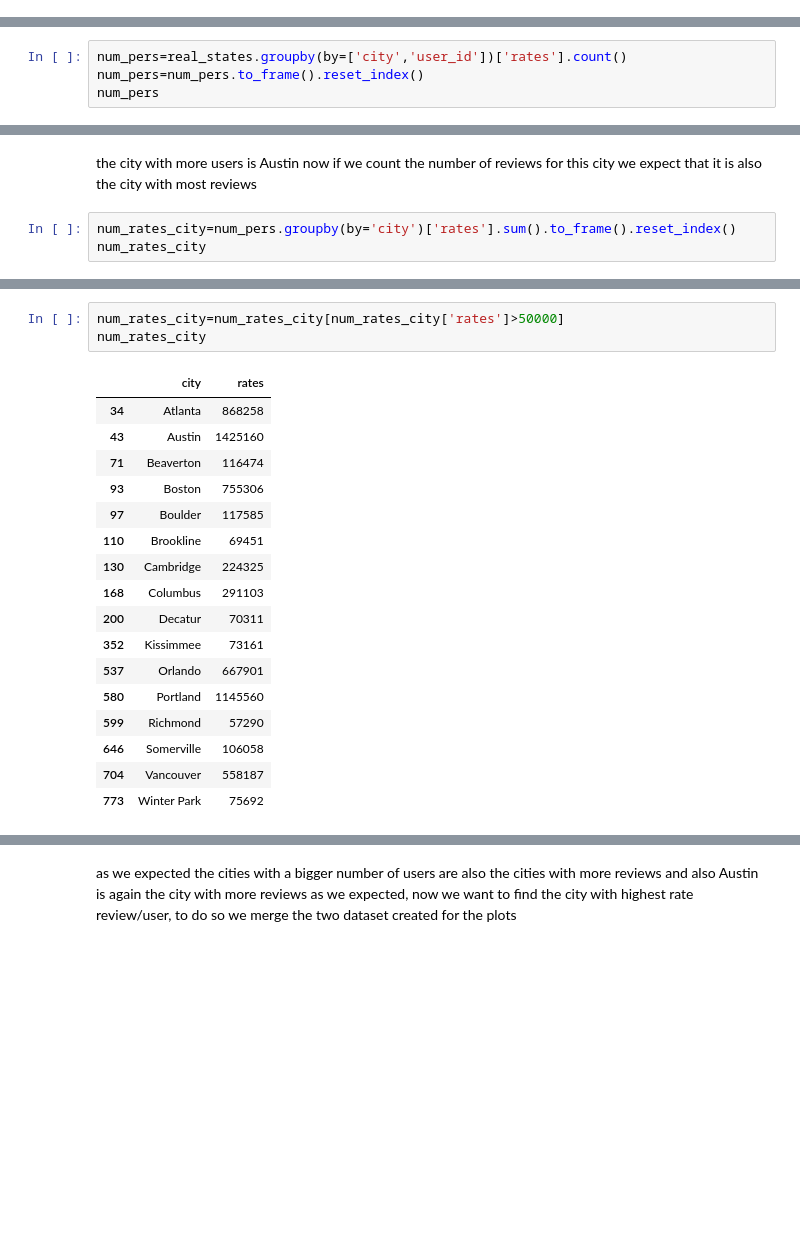
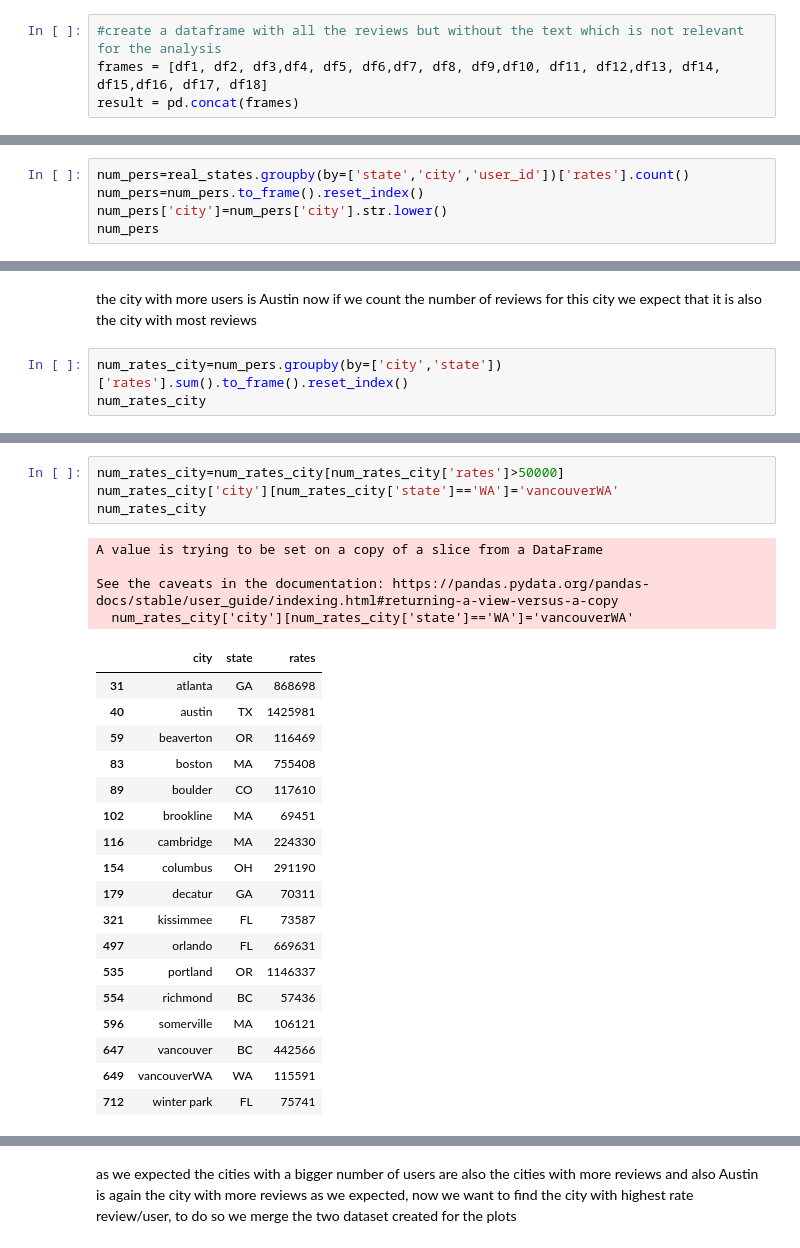
Before and after one commit to lucarossi9/Statistical-computation-project-2, a Jupyter notebook: time_space_analysis.ipynb, the cells around one changed output, grey strips where cells are left out. Drawn from its saved outputs; the diff is of its cells as text; blank space fills up the shorter version.

```diff
--- a/time_space_analysis.ipynb
+++ b/time_space_analysis.ipynb
@@ -13,3 +42,7 @@ result = pd.concat(list_df)
+# %%
+#create a dataframe with all the reviews but without the text which is not relevant for the analysis
+frames = [df1, df2, df3,df4, df5, df6,df7, df8, df9,df10, df11, df12,df13, df14, df15,df16, df17, df18]
+result = pd.concat(frames)
 # %%
 data=data.drop(['name','address','postal_code','latitude','longitude','stars','attributes','categories','hours'],axis=1)
 # %%
@@ -524,7 +601,8 @@ from this first rough analysis we notice that BC and CH have a quite big number
 # %% [markdown]
 now we approach the 'space' data in another way, not considering states but considering cities, where we want to find the city with more users, the city with more reviews (which should be the same) and finally the city with a bigger rate reviews per user which could be actually the city where Yelp has become more popular
 # %%
-num_pers=real_states.groupby(by=['city','user_id'])['rates'].count()
+num_pers=real_states.groupby(by=['state','city','user_id'])['rates'].count()
 num_pers=num_pers.to_frame().reset_index()
+num_pers['city']=num_pers['city'].str.lower()
 num_pers
 # %% [output]
@@ -590,6 +674,6 @@ plt.show()
 # %% [markdown]
 the city with more users is Austin now if we count the number of reviews for this city we expect that it is also the city with most reviews
 # %%
-num_rates_city=num_pers.groupby(by='city')['rates'].sum().to_frame().reset_index()
+num_rates_city=num_pers.groupby(by=['city','state'])['rates'].sum().to_frame().reset_index()
 num_rates_city
 # %% [output]
@@ -609,24 +693,30 @@ num_rates_city
 # %%
 num_rates_city=num_rates_city[num_rates_city['rates']>50000]
+num_rates_city['city'][num_rates_city['state']=='WA']='vancouverWA'
 num_rates_city
 # %% [output]
+A value is trying to be set on a copy of a slice from a DataFrame
+
+See the caveats in the documentation: https://pandas.pydata.org/pandas-docs/stable/user_guide/indexing.html#returning-a-view-versus-a-copy
+  num_rates_city['city'][num_rates_city['state']=='WA']='vancouverWA'
-|  | city | rates |
-| 34 | Atlanta | 868258 |
-| 43 | Austin | 1425160 |
-| 71 | Beaverton | 116474 |
-| 93 | Boston | 755306 |
-| 97 | Boulder | 117585 |
-| 110 | Brookline | 69451 |
-| 130 | Cambridge | 224325 |
-| 168 | Columbus | 291103 |
-| 200 | Decatur | 70311 |
-| 352 | Kissimmee | 73161 |
-| 537 | Orlando | 667901 |
-| 580 | Portland | 1145560 |
-| 599 | Richmond | 57290 |
-| 646 | Somerville | 106058 |
-| 704 | Vancouver | 558187 |
-| 773 | Winter Park | 75692 |
+|  | city | state | rates |
+| 31 | atlanta | GA | 868698 |
+| 40 | austin | TX | 1425981 |
+| 59 | beaverton | OR | 116469 |
+| 83 | boston | MA | 755408 |
+| 89 | boulder | CO | 117610 |
+| 102 | brookline | MA | 69451 |
+| 116 | cambridge | MA | 224330 |
+| 154 | columbus | OH | 291190 |
+| 179 | decatur | GA | 70311 |
+| 321 | kissimmee | FL | 73587 |
+| 497 | orlando | FL | 669631 |
+| 535 | portland | OR | 1146337 |
+| 554 | richmond | BC | 57436 |
+| 596 | somerville | MA | 106121 |
+| 647 | vancouver | BC | 442566 |
+| 649 | vancouverWA | WA | 115591 |
+| 712 | winter park | FL | 75741 |
 # %%
 fig, ax=plt.subplots(1,1,figsize=(20,10))
 #ax.set_yscale('log')
```
Also changed, not shown: parts of 16 cells of this notebook.
